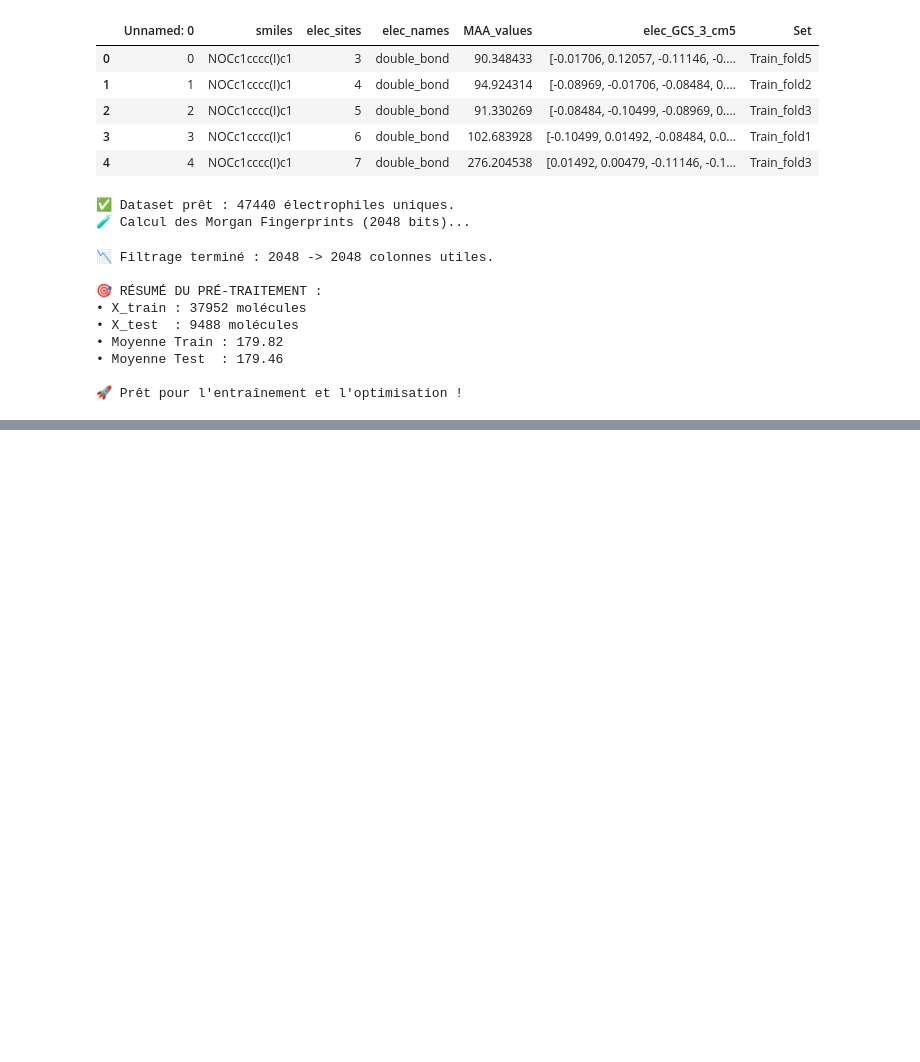
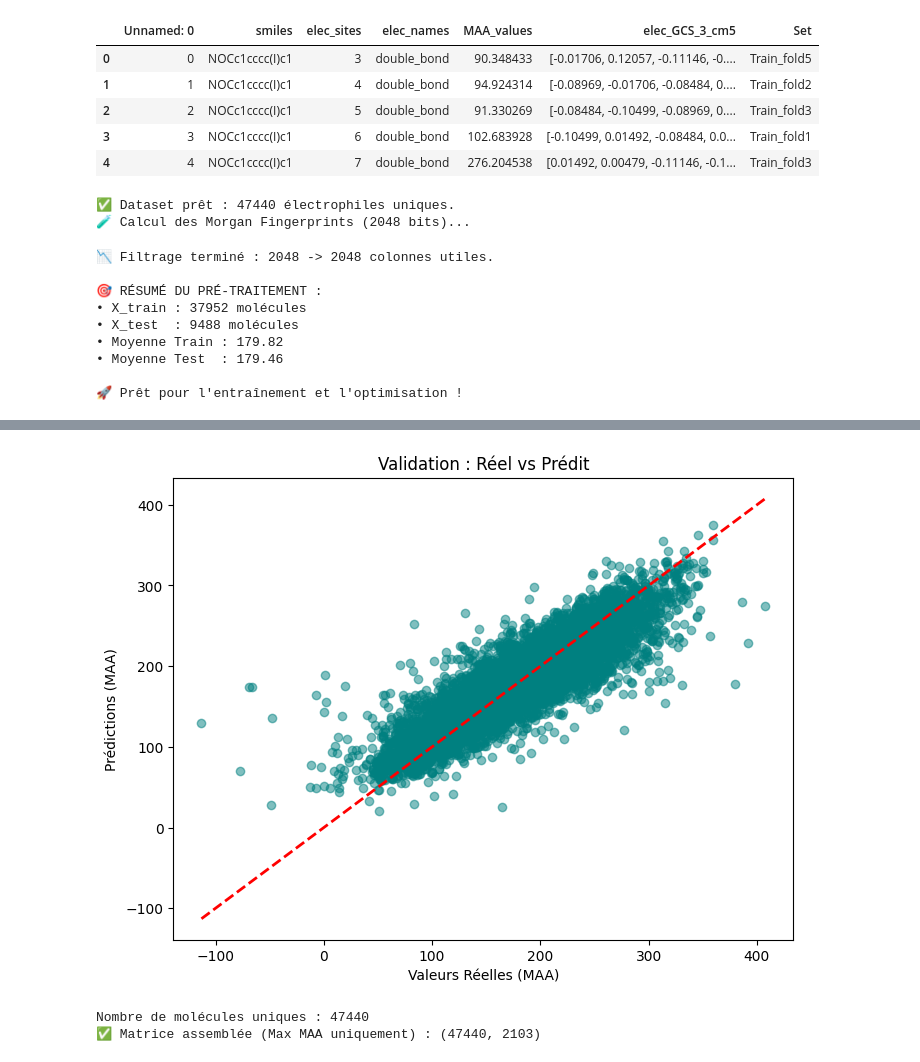
Before and after one commit to jeandecamps-prog/AI-for-chemistry-ML, a Jupyter notebook: AI for chemistry /main_project.ipynb, the cells around one changed output, grey strips where cells are left out. Saved outputs shown, nothing was run; the diff lists cells and outputs as text; code cells hidden in the pictures; blank space fills up the shorter version.

```diff
--- a/AI for chemistry /main_project.ipynb
+++ b/AI for chemistry /main_project.ipynb
@@ -675,0 +716,17 @@ plt.show()
+# %%
+## Nuage de points : Réel vs Prédit ##
+
+
+import matplotlib.pyplot as plt
+
+y_pred_all = xgb_reg_OPTUNA.predict(X_test)
+
+plt.figure(figsize=(8, 6))
+plt.scatter(y_test, y_pred_all, alpha=0.5, color='teal')
+plt.plot([y_test.min(), y_test.max()], [y_test.min(), y_test.max()], 'r--', lw=2)
+plt.xlabel('Valeurs Réelles (MAA)')
+plt.ylabel('Prédictions (MAA)')
+plt.title('Validation : Réel vs Prédit')
+plt.show()
+# %% [output]
+[figure, added]
@@ -675,0 +735,45 @@ plt.show()
+# %%
+## NETTOYAGE ET PRÉPARATION DES DONNÉES AVEC LES SITES MULTIPLES ##
+
+import ast
+import pandas as pd
+import numpy as np
+from rdkit import Chem
+from rdkit.Chem import rdFingerprintGenerator
+
+# 1. FILTRAGE : On ne garde que la ligne avec la MAA maximale pour chaque SMILES
+# On trie par SMILES et par MAA, puis on garde la dernière occurrence (la plus haute)
+df_max = df.sort_values(['smiles', 'MAA_values']).drop_duplicates('smiles', keep='last').reset_index(drop=True)
+
+print(f"Nombre de molécules uniques : {len(df_max)}")
+
+# 2. Nettoyage des colonnes inutiles
+df_clean = df_max.drop(columns=[c for c in ["set", "Unnamed: 0"] if c in df_max.columns])
+
+# 3. Extraction des charges CM5
+def parse_gcs(x):
+    try:
+        return ast.literal_eval(x) if isinstance(x, str) else x
+    except: return []
+
+gcs_expanded = pd.DataFrame(df_clean['elec_GCS_3_cm5'].apply(parse_gcs).tolist()).fillna(0)
+gcs_expanded.columns = [f'charge_atom_{i}' for i in range(gcs_expanded.shape[1])]
+
+# 4. Encodage du type de site et Fingerprints
+df_clean['elec_names_encoded'] = df_clean['elec_names'].astype('category').cat.codes
+
+mfpgen = rdFingerprintGenerator.GetMorganGenerator(radius=2, fpSize=2048)
+X_fp = np.array([mfpgen.GetFingerprintAsNumPy(Chem.MolFromSmiles(s)) if Chem.MolFromSmiles(s) else np.zeros(2048) for s in df_clean['smiles']])
+
+# 5. Assemblage Final
+X_augmented = np.hstack([
+    X_fp,
+    df_clean[['elec_sites', 'elec_names_encoded']].values,
+    gcs_expanded.values
+])
+y_augmented = df_clean['MAA_values'].values
+
+print(f"✅ Matrice assemblée (Max MAA uniquement) : {X_augmented.shape}")
+# %% [output]
+Nombre de molécules uniques : 47440
+✅ Matrice assemblée (Max MAA uniquement) : (47440, 2103)
```
Also changed, not shown: parts of 42 cells of this notebook.
